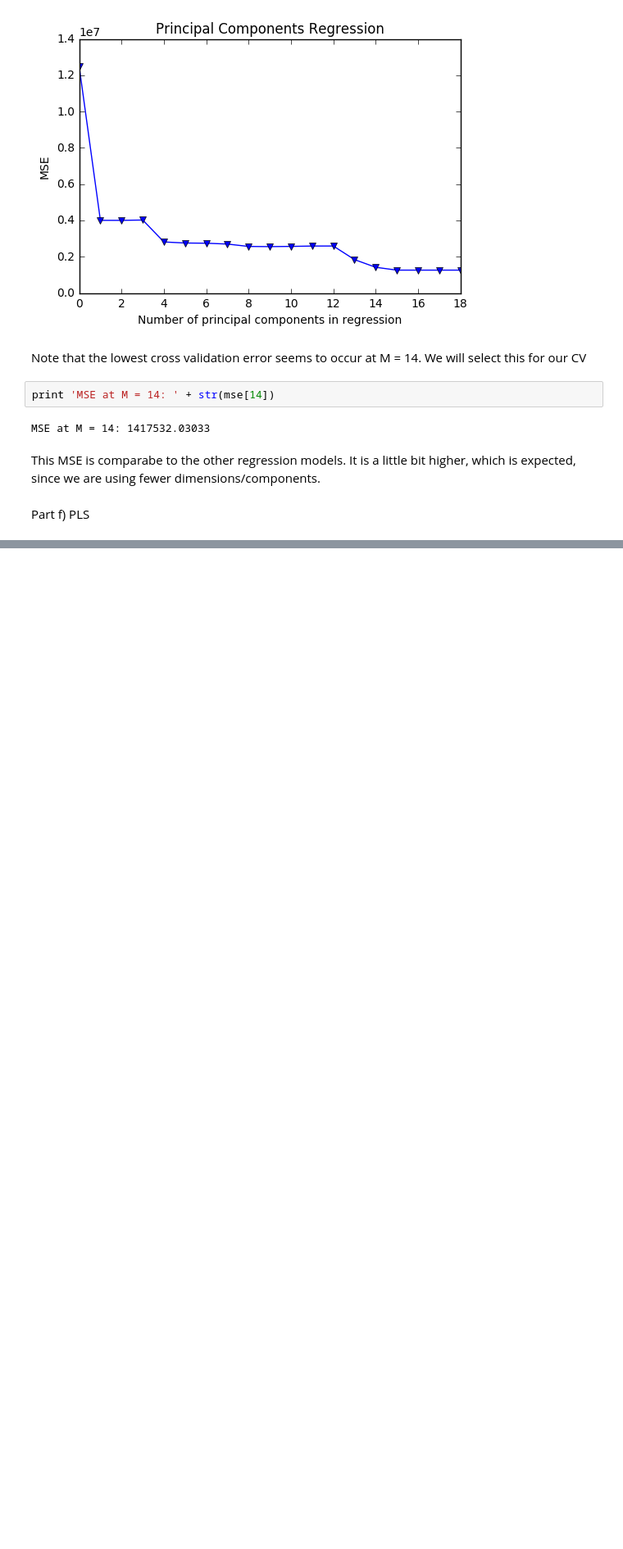
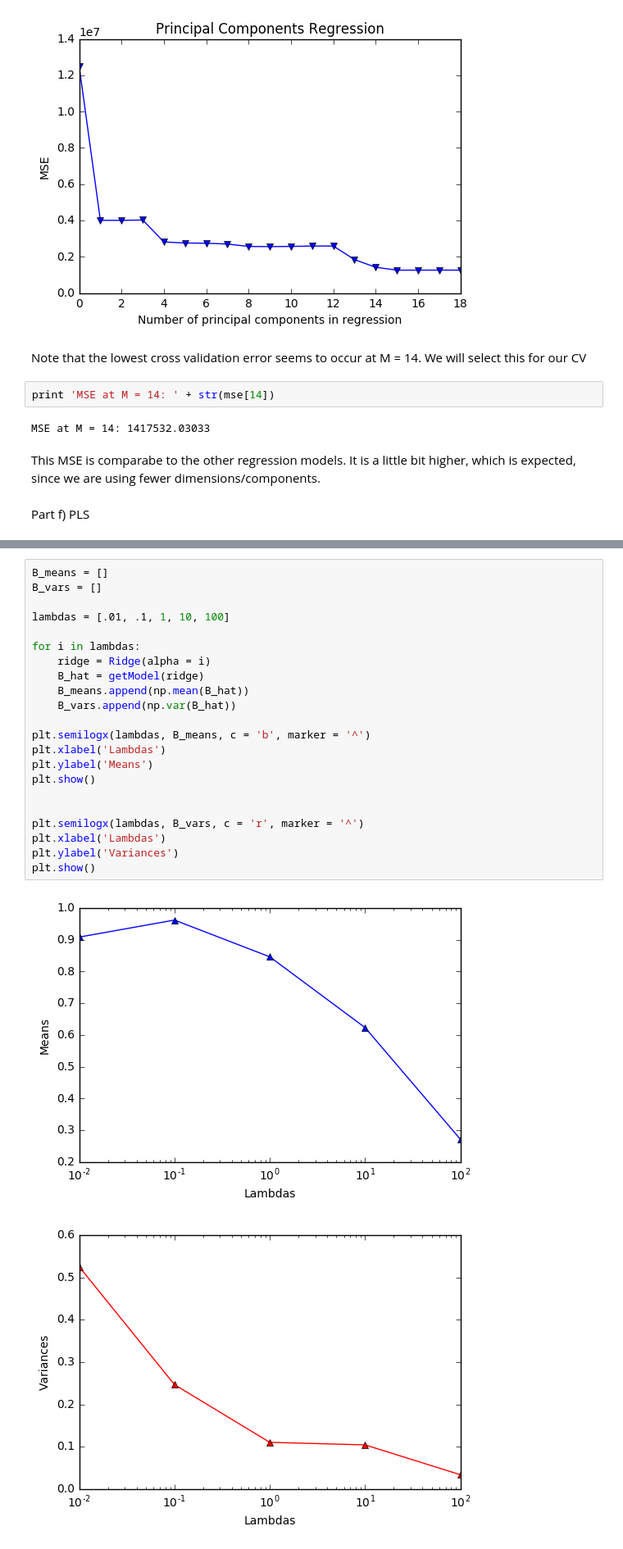
Before and after one commit to atreyamisra/EE379K, a Jupyter notebook: Lab 5/Lab5.ipynb, the cells around one changed output, grey strips where cells are left out. Shown: that part at 82% size. Drawn from its saved outputs; the diff is of its cells as text; blank space fills up the shorter version.

```diff
--- a/Lab 5/Lab5.ipynb
+++ b/Lab 5/Lab5.ipynb
@@ -177,0 +480,25 @@ MSE for LassoCV: 0.0100248725731
+# %%
+B_means = []
+B_vars = []
+
+lambdas = [.01, .1, 1, 10, 100]
+
+for i in lambdas:
+    ridge = Ridge(alpha = i)
+    B_hat = getModel(ridge)
+    B_means.append(np.mean(B_hat))
+    B_vars.append(np.var(B_hat))
+
+plt.semilogx(lambdas, B_means, c = 'b', marker = '^')
+plt.xlabel('Lambdas')
+plt.ylabel('Means')
+plt.show()
+
+
+plt.semilogx(lambdas, B_vars, c = 'r', marker = '^')
+plt.xlabel('Lambdas')
+plt.ylabel('Variances')
+plt.show()
+# %% [output]
+[figure, added]
+[figure, added]
```
Also changed, not shown: parts of 17 cells of this notebook, 5 other files.
